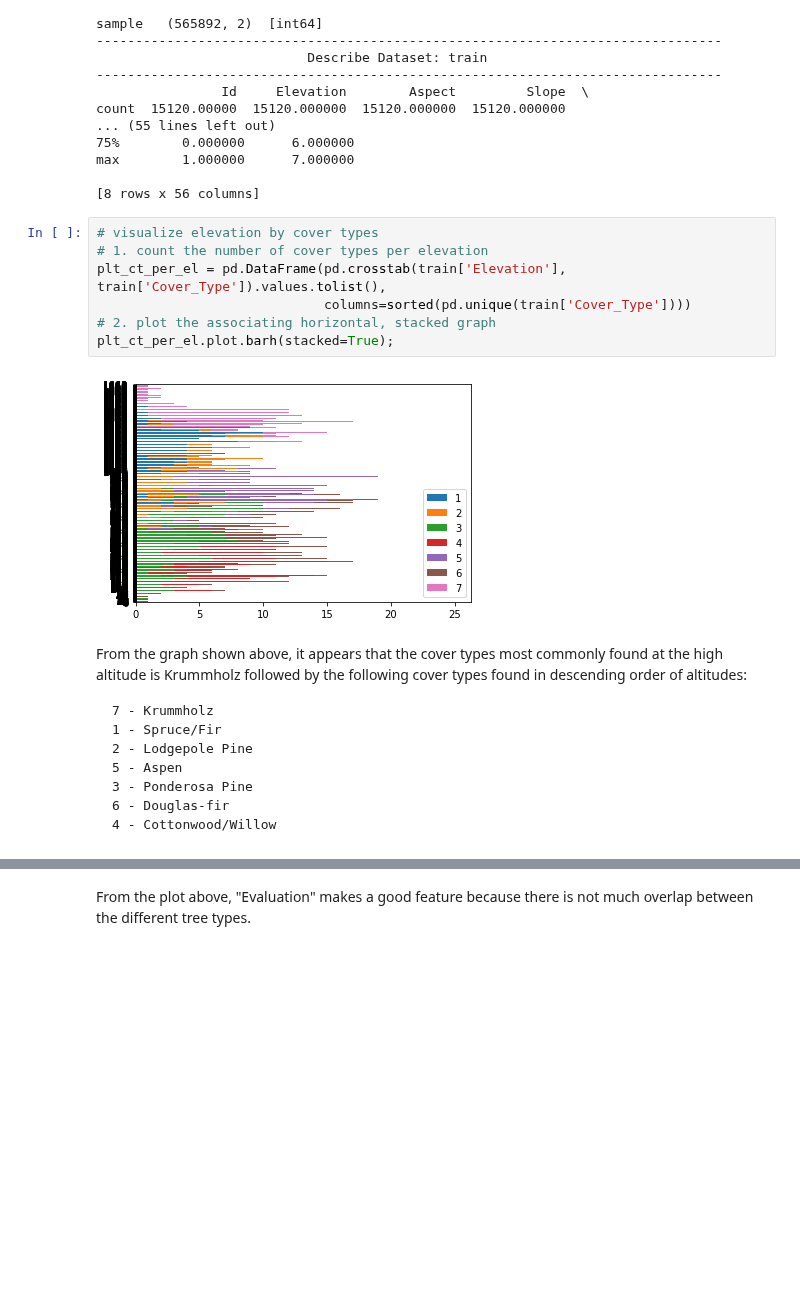
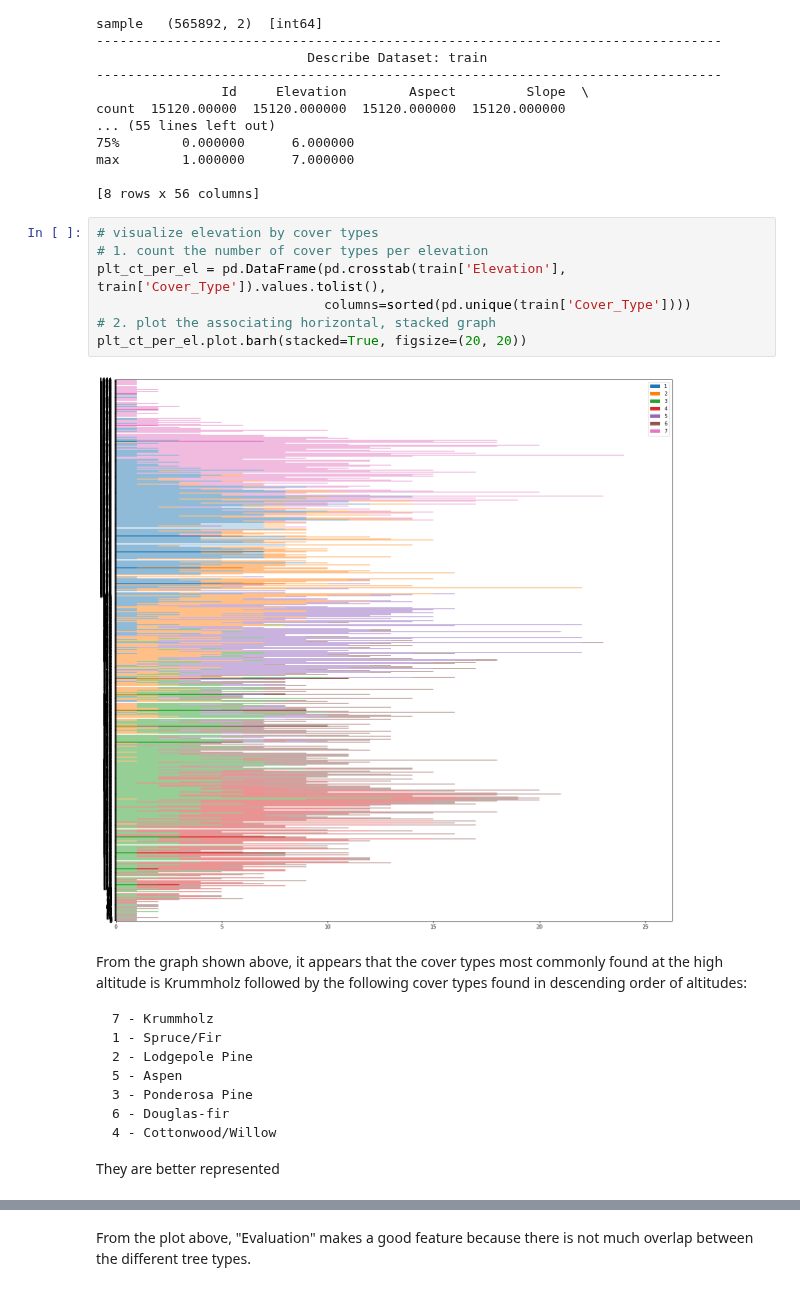
Before and after one commit to tiffapedia/w207-final, a Jupyter notebook: DivyaGorantla_RamIyer_TiffanyJaya_SteveSanders.ipynb, the cells around one changed output, grey strips where cells are left out. Cells and saved outputs as stored; diff of their text form; blank space fills up the shorter version.

````diff
--- a/DivyaGorantla_RamIyer_TiffanyJaya_SteveSanders.ipynb
+++ b/DivyaGorantla_RamIyer_TiffanyJaya_SteveSanders.ipynb
@@ -199,12 +201,12 @@ max        1.000000      7.000000
 # %%
 # visualize elevation by cover types
 # 1. count the number of cover types per elevation
 plt_ct_per_el = pd.DataFrame(pd.crosstab(train['Elevation'], train['Cover_Type']).values.tolist(),
                              columns=sorted(pd.unique(train['Cover_Type'])))
 # 2. plot the associating horizontal, stacked graph
-plt_ct_per_el.plot.barh(stacked=True);
+plt_ct_per_el.plot.barh(stacked=True, figsize=(20, 20))
 # %% [output]
-[figure, old version]
+[figure, new version]
 # %% [markdown]
 From the graph shown above, it appears that the cover types most commonly found at the high altitude is Krummholz followed by the following cover types found in descending order of altitudes:
 
@@ -217,6 +219,8 @@ From the graph shown above, it appears that the cover types most commonly found
 6 - Douglas-fir
 4 - Cottonwood/Willow
 ```
+
+They are better represented
 # %%
 # plot histogram of each column (aka feature)
 
````
Also changed, not shown: parts of 3 cells of this notebook.
